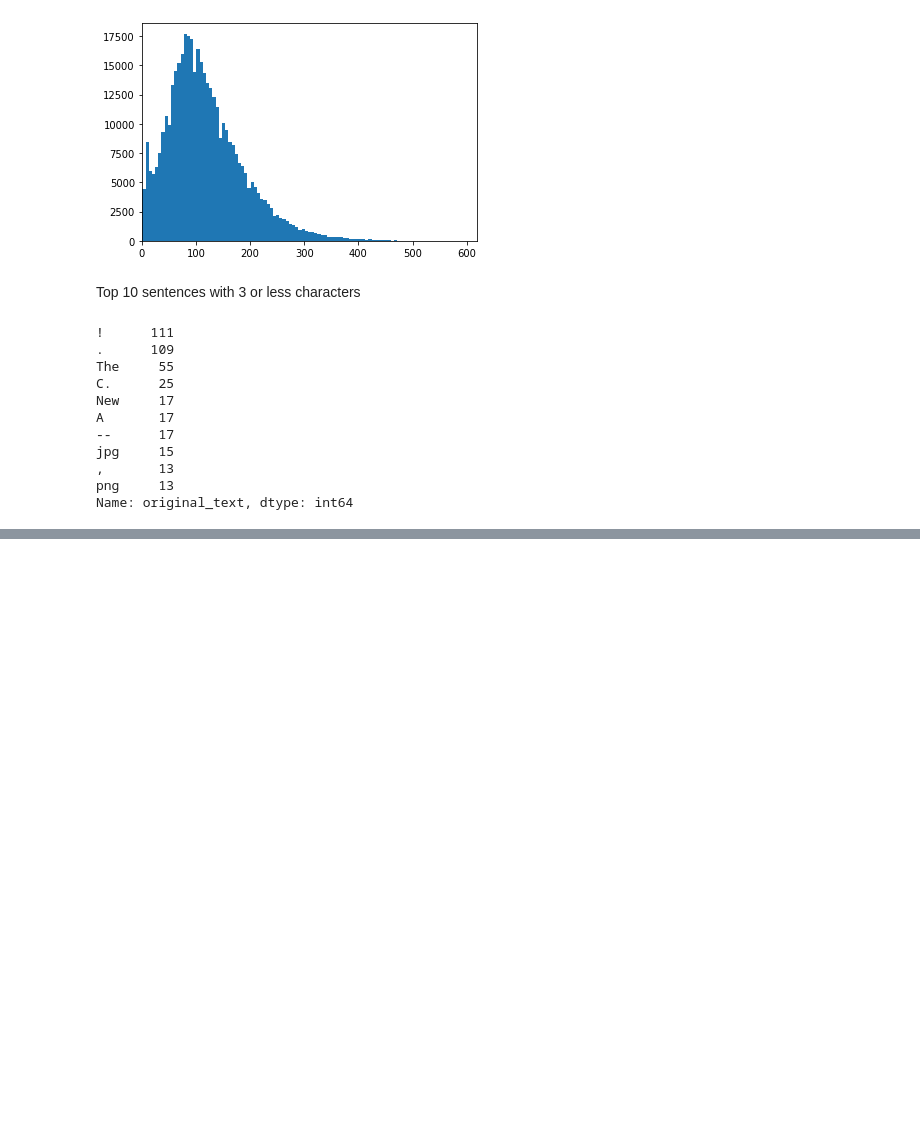
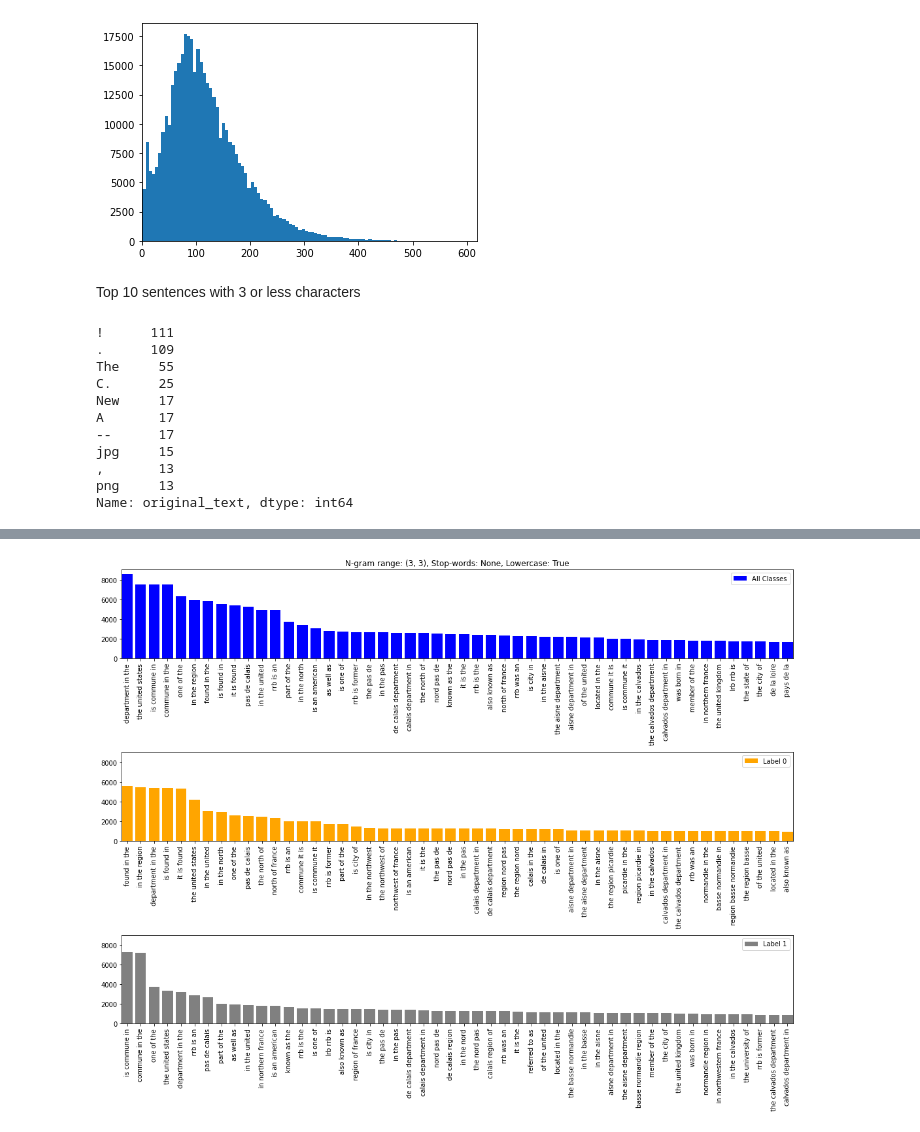
Before and after one commit to Tstrebe2/predicting-text-difficulty, a Jupyter notebook: code/tim-wiki-eda.ipynb, the cells around one changed output, grey strips where cells are left out. Cells and saved outputs as stored; diff of their text form; code cells hidden in the pictures; blank space fills up the shorter version.

```diff
--- a/code/tim-wiki-eda.ipynb
+++ b/code/tim-wiki-eda.ipynb
@@ -134,0 +145,4 @@ nlp.add_pipe??
+# %%
+plot_top_50_word_freq(wiki_df_train, ngram_range=(3, 3))
+# %% [output]
+[figure, added]
```
Also changed, not shown: parts of 20 cells of this notebook.
